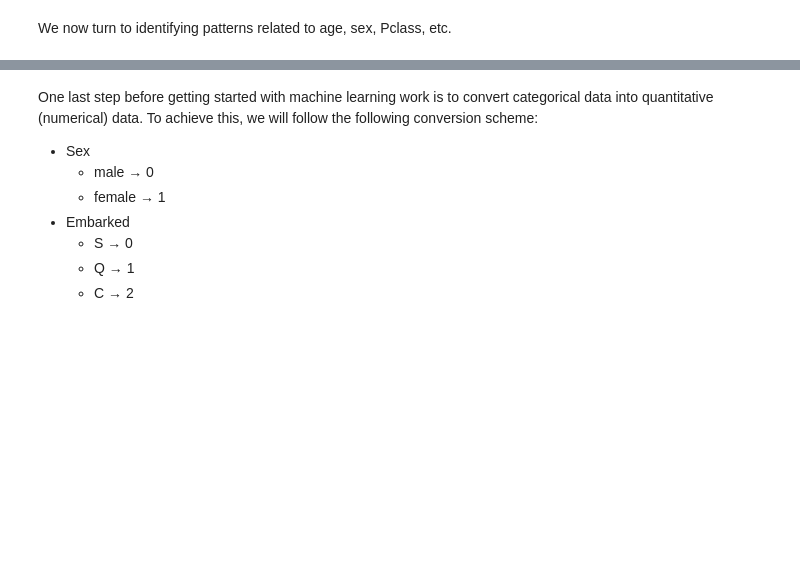
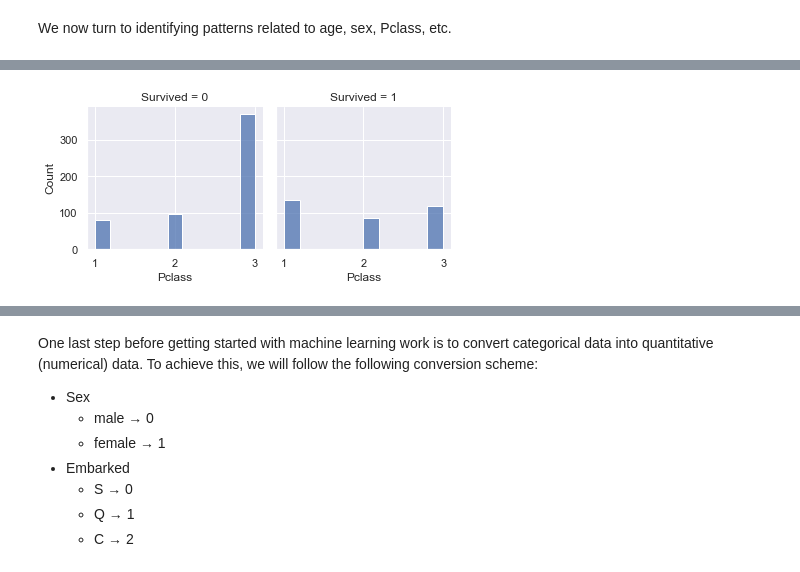
Before and after one commit to Moaaz-Mahmoud/Third-Year-Electrical-Testing-3A, a Jupyter notebook: class-3-data_analysis_and_ml/titanic/src.ipynb, the cells around one changed output, grey strips where cells are left out. Cells and saved outputs as stored; diff of their text form; code cells hidden in the pictures; blank space fills up the shorter version.

```diff
--- a/class-3-data_analysis_and_ml/titanic/src.ipynb
+++ b/class-3-data_analysis_and_ml/titanic/src.ipynb
@@ -304,0 +332,7 @@ g.map(sns.histplot, 'Age')
+# %%
+# Pclass
+g = sns.FacetGrid(df_train, col='Survived')
+g.map(sns.histplot, 'Pclass')
+plt.xticks([1, 2, 3]);
+# %% [output]
+[figure, added]
```
Also changed, not shown: parts of 13 cells of this notebook, 35 other files.
